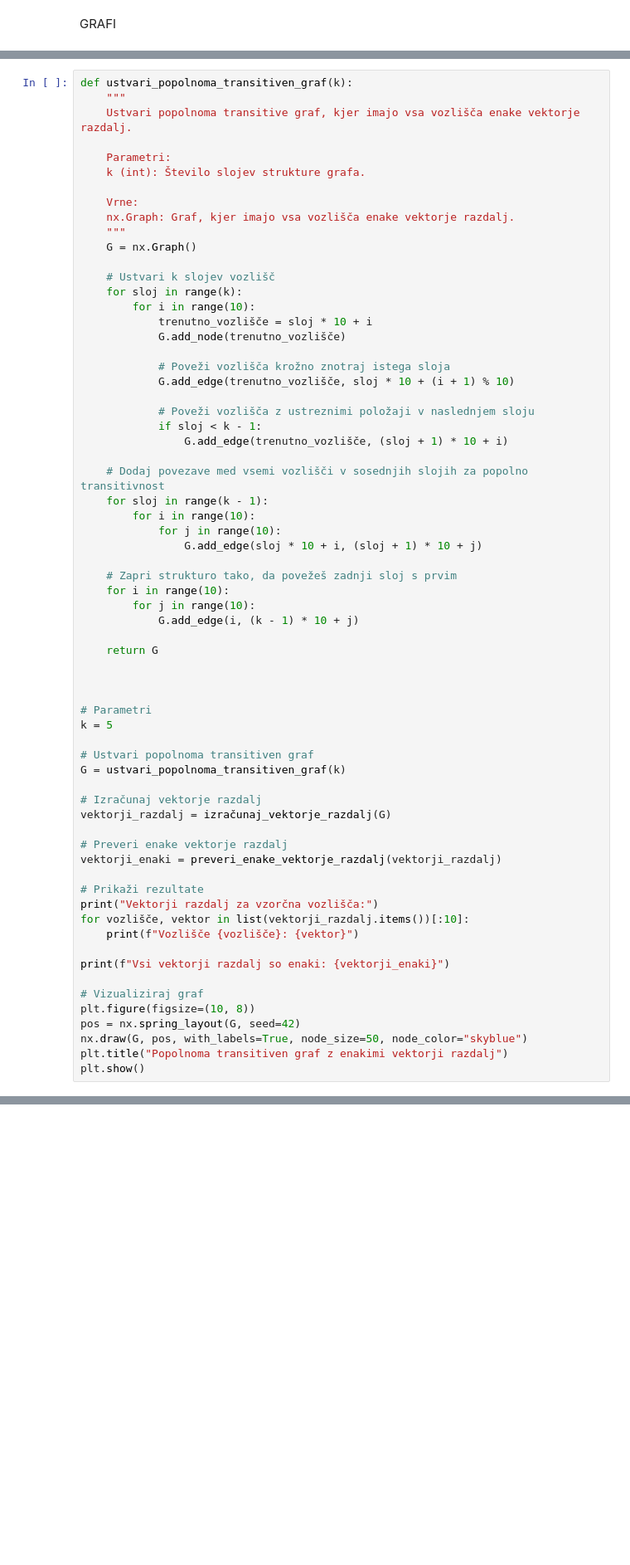
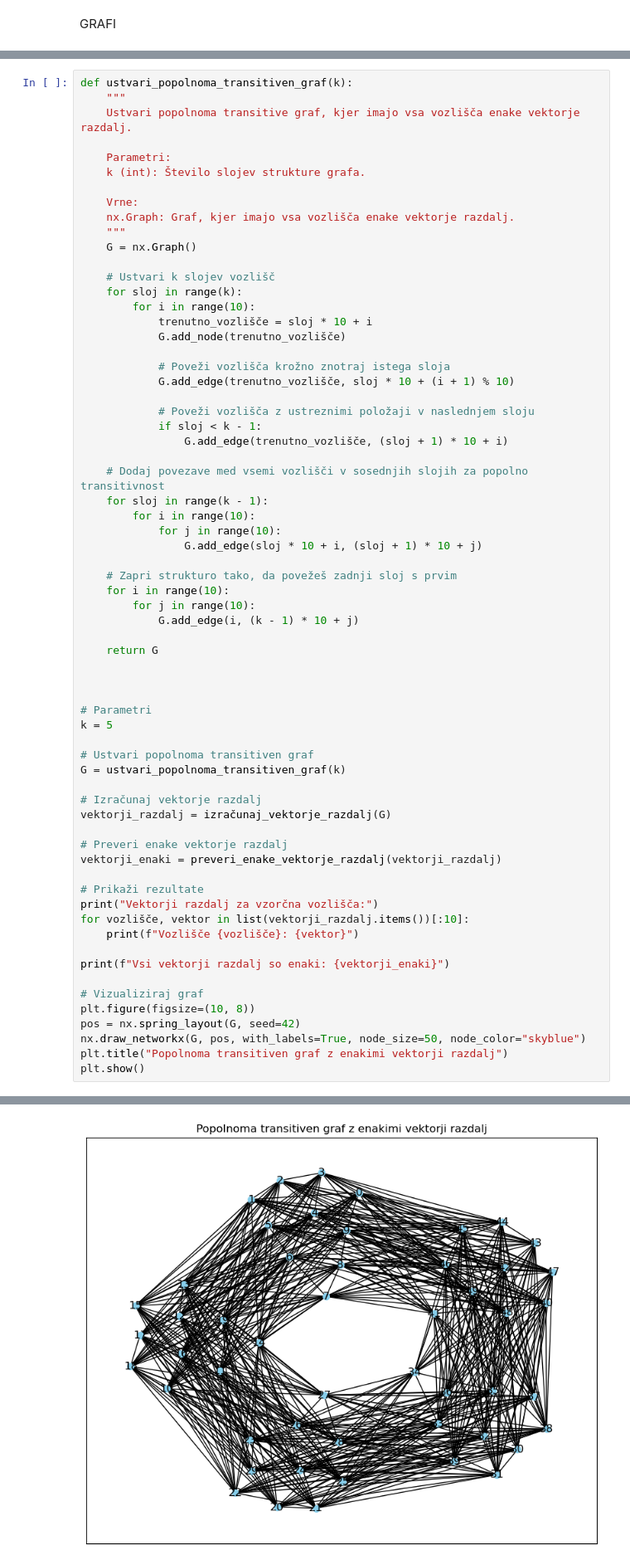
Before and after one commit to FlusAljaz/Distance-vector-of-non-tubical-nanotube-fullerenes-of-type-5-0-, a Jupyter notebook: projektna.ipynb, the cells around one changed output, grey strips where cells are left out. Shown at 83% size. Drawn from its saved outputs; the diff is of its cells as text; blank space fills up the shorter version.

```diff
--- a/projektna.ipynb
+++ b/projektna.ipynb
@@ -264,7 +264,7 @@ print(f"Vsi vektorji razdalj so enaki: {vektorji_enaki}")
 # Vizualiziraj graf
 plt.figure(figsize=(10, 8))
 pos = nx.spring_layout(G, seed=42)
-nx.draw(G, pos, with_labels=True, node_size=50, node_color="skyblue")
+nx.draw_networkx(G, pos, with_labels=True, node_size=50, node_color="skyblue")
 plt.title("Popolnoma transitiven graf z enakimi vektorji razdalj")
 plt.show()
 # %% [output]
@@ -285,3 +283,4 @@ TypeError: '_AxesStack' object is not callable
+[figure, added]
 # %%
 def ustvari_simetričen_graf(k):
     """
```
Also changed, not shown: parts of 9 cells of this notebook.
